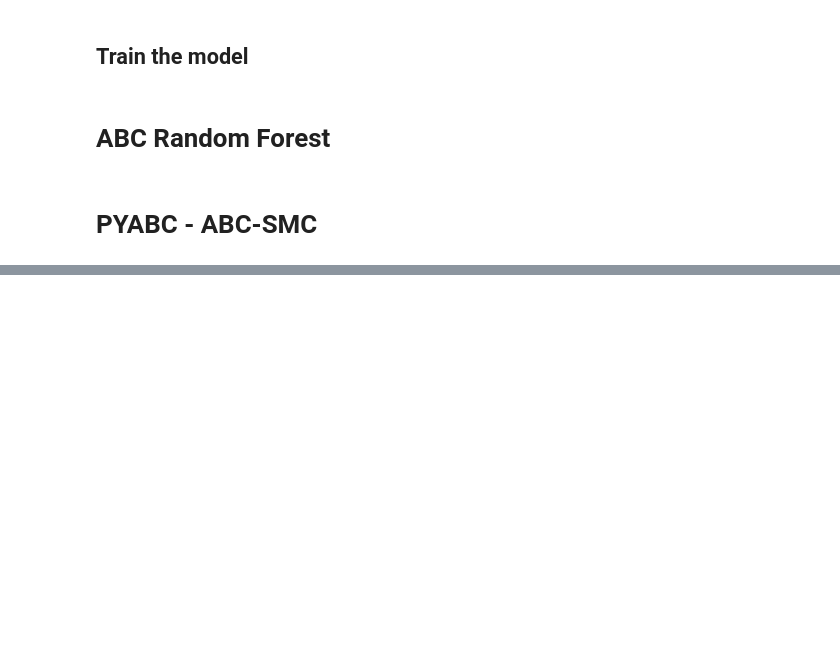
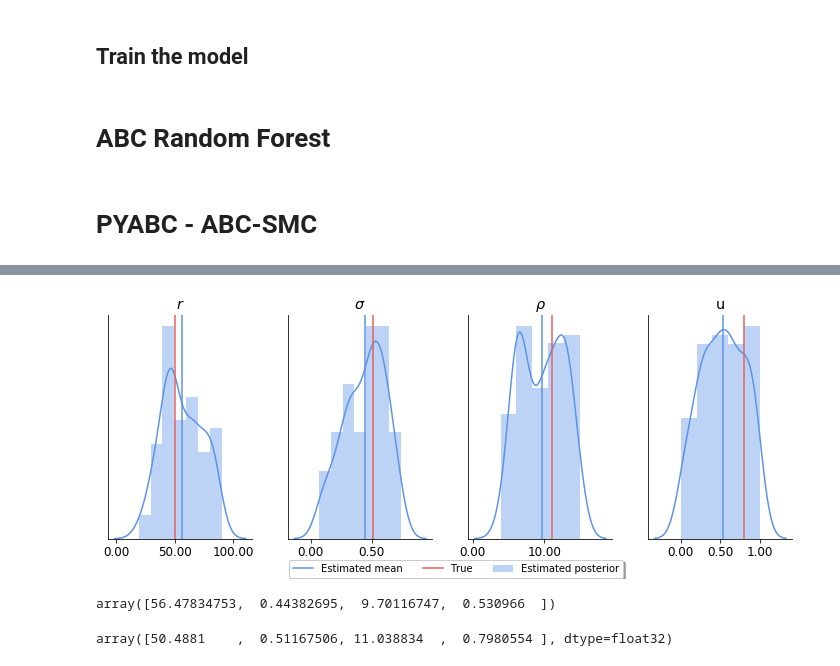
Before and after one commit to stefanradev93/cINN, a Jupyter notebook: Ricker_Comparison.ipynb, the cells around one changed output, grey strips where cells are left out. Saved outputs shown, nothing was run; the diff lists cells and outputs as text; code cells hidden in the pictures; blank space fills up the shorter version.

```diff
--- a/Ricker_Comparison.ipynb
+++ b/Ricker_Comparison.ipynb
@@ -518,4 +538,5 @@ def pyabc_simulator(parameters):
 # %%
 prior = pyabc.Distribution(r=pyabc.RV("uniform", 1, 90),
                            sigma=pyabc.RV("uniform", 0.05, 0.7),
-                           rho=pyabc.RV("uniform", 0, 15))
+                           rho=pyabc.RV("uniform", 0, 15),
+                           u=pyabc.RV("uniform", 0, 1))
@@ -534,5 +555,5 @@ data = pyabc_simulator({'r': r, 'sigma': sigma, 'rho': rho})
 # %%
-abc = pyabc.ABCSMC(pyabc_simulator, prior, distance)
+abc = pyabc.ABCSMC(pyabc_simulator, prior, distance, population_size=2000)
 # %%
 db_path = ("sqlite:///" +
            os.path.join(tempfile.gettempdir(), "test.db"))
@@ -552,0 +591,12 @@ array([41.71379638,  6.10493146,  0.48400042])
+# %%
+plot_true_est_posterior_samples(theta_abc, theta_test[0:1], param_names, figsize=(10, 4))
+# %% [output]
+[figure, added]
+# %%
+theta_abc.mean(0)
+# %% [output]
+array([56.47834753,  0.44382695,  9.70116747,  0.530966  ])
+# %%
+theta_test[0].numpy()
+# %% [output]
+array([50.4881    ,  0.51167506, 11.038834  ,  0.7980554 ], dtype=float32)
```
Also changed, not shown: parts of 20 cells of this notebook, 3 other files.
